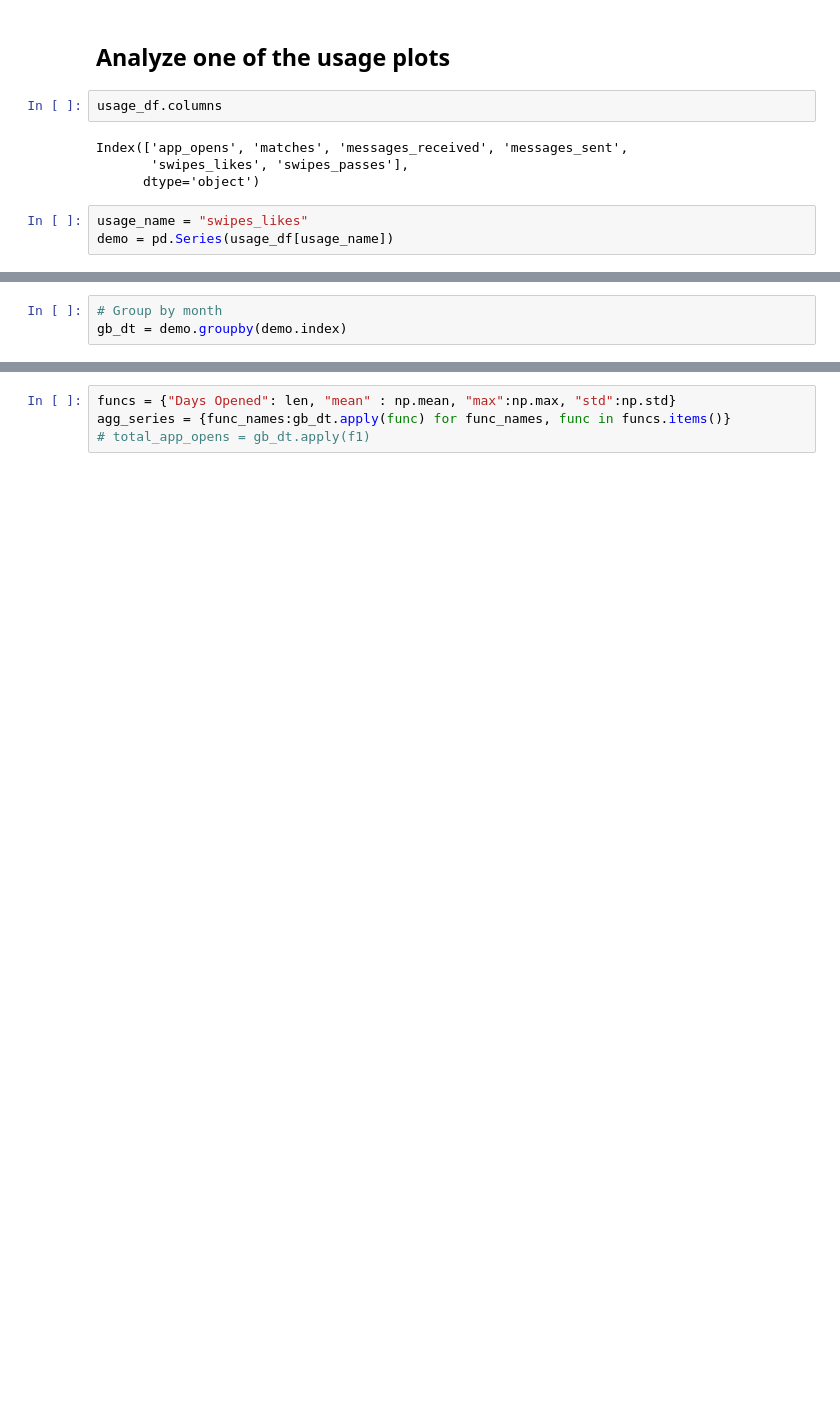
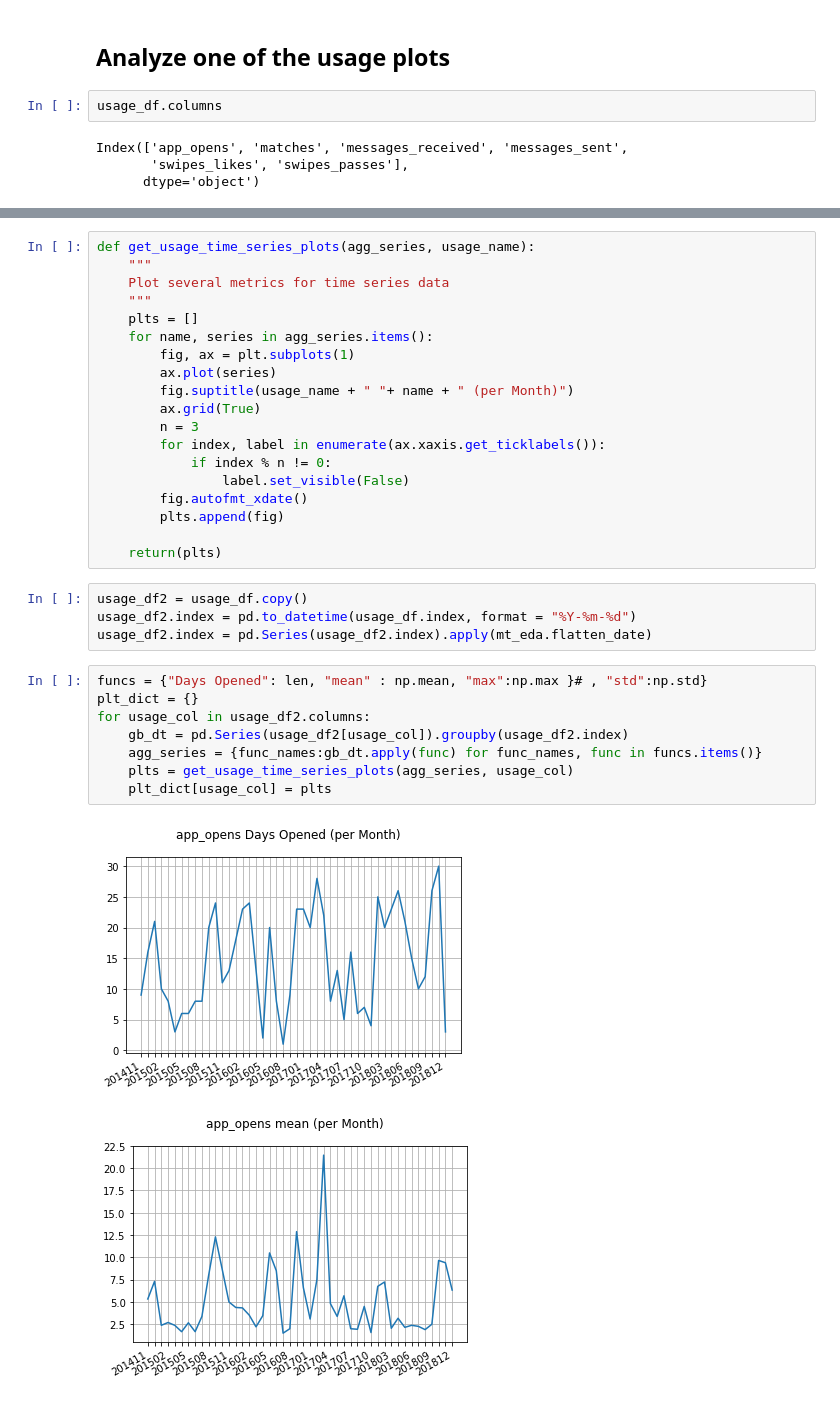
Before and after one commit to malctaylor15/Tinder_analysis, a Jupyter notebook: EDA v3 Usage.ipynb, the cells around one changed output, grey strips where cells are left out. Drawn from its saved outputs; the diff is of its cells as text; blank space fills up the shorter version.

Commit message:
Updated Usage notebook with better plots, metrics

```diff
--- a/EDA v3 Usage.ipynb
+++ b/EDA v3 Usage.ipynb
@@ -152,6 +161,3 @@ usage_df.columns
 Index(['app_opens', 'matches', 'messages_received', 'messages_sent',
        'swipes_likes', 'swipes_passes'],
       dtype='object')
-# %%
-usage_name = "swipes_likes"
-demo = pd.Series(usage_df[usage_name])
@@ -174,3 +163,0 @@ demo.index = demo_str_list
-# %%
-# Group by month
-gb_dt = demo.groupby(demo.index)
@@ -177,4 +179,34 @@ gb_dt = demo.groupby(demo.index)
+# %%
+def get_usage_time_series_plots(agg_series, usage_name):
+    """
+    Plot several metrics for time series data
+    """
+    plts = []
+    for name, series in agg_series.items():
+        fig, ax = plt.subplots(1)
+        ax.plot(series)
+        fig.suptitle(usage_name + " "+ name + " (per Month)")
+        ax.grid(True)
+        n = 3
+        for index, label in enumerate(ax.xaxis.get_ticklabels()):
+            if index % n != 0:
+                label.set_visible(False)
+        fig.autofmt_xdate()
+        plts.append(fig)
+
+    return(plts)
+# %%
+usage_df2 = usage_df.copy()
+usage_df2.index = pd.to_datetime(usage_df.index, format = "%Y-%m-%d")
+usage_df2.index = pd.Series(usage_df2.index).apply(mt_eda.flatten_date)
 # %%
-funcs = {"Days Opened": len, "mean" : np.mean, "max":np.max, "std":np.std}
-agg_series = {func_names:gb_dt.apply(func) for func_names, func in funcs.items()}
-# total_app_opens = gb_dt.apply(f1)
+funcs = {"Days Opened": len, "mean" : np.mean, "max":np.max }# , "std":np.std}
+plt_dict = {}
+for usage_col in usage_df2.columns:
+    gb_dt = pd.Series(usage_df2[usage_col]).groupby(usage_df2.index)
+    agg_series = {func_names:gb_dt.apply(func) for func_names, func in funcs.items()}
+    plts = get_usage_time_series_plots(agg_series, usage_col)
+    plt_dict[usage_col] = plts
+# %% [output]
+[figure, added]
+[figure, added]
```
Also changed, not shown: parts of 40 cells of this notebook, 2 other files.
